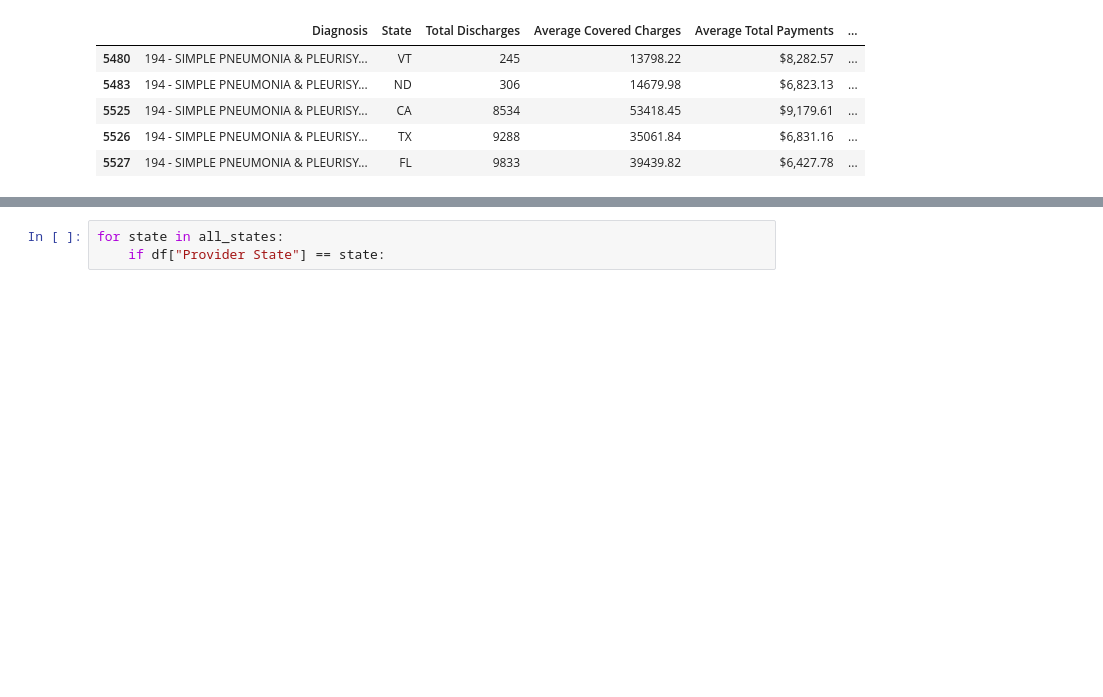
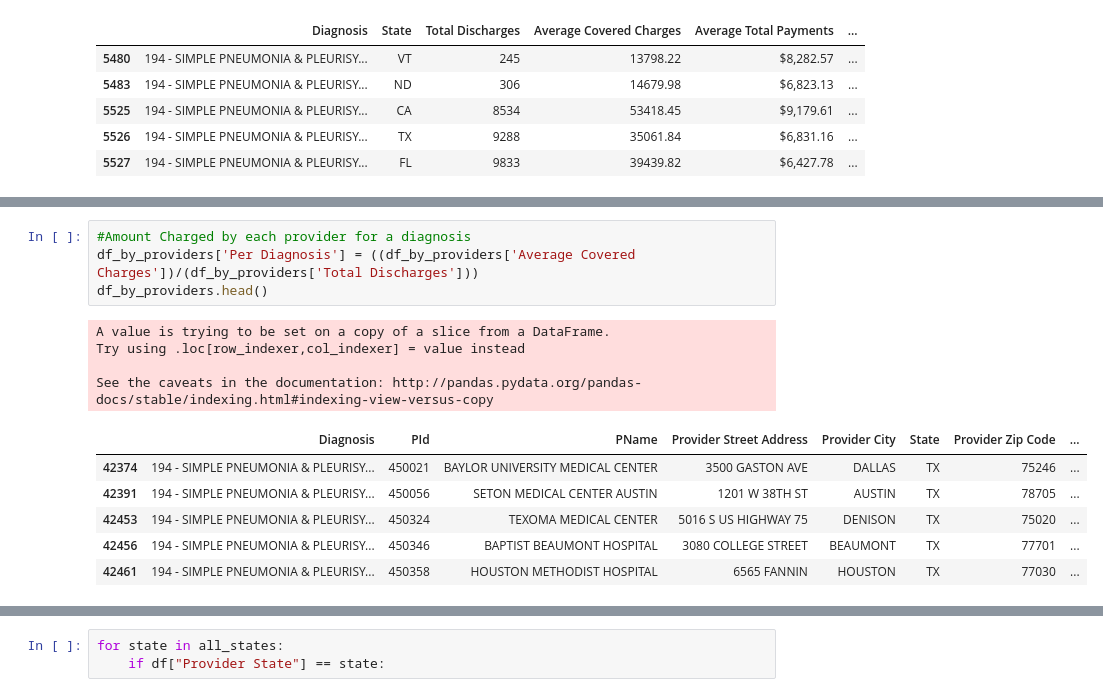
Before and after one commit to nilamroy2/Group6_Project_1, a Jupyter notebook: group6_starter_code_vasudha.ipynb, the cells around one changed output, grey strips where cells are left out. Cells and saved outputs as stored; diff of their text form; blank space fills up the shorter version.

```diff
--- a/group6_starter_code_vasudha.ipynb
+++ b/group6_starter_code_vasudha.ipynb
@@ -272,0 +273,15 @@ for state in states:
+# %%
+#Amount Charged by each provider for a diagnosis
+df_by_providers['Per Diagnosis'] = ((df_by_providers['Average Covered Charges'])/(df_by_providers['Total Discharges']))
+df_by_providers.head()
+# %% [output]
+A value is trying to be set on a copy of a slice from a DataFrame.
+Try using .loc[row_indexer,col_indexer] = value instead
+
+See the caveats in the documentation: http://pandas.pydata.org/pandas-docs/stable/indexing.html#indexing-view-versus-copy
+|  | Diagnosis | PId | PName | Provider Street Address | Provider City | State | Provider Zip Code | ... |
+| 42374 | 194 - SIMPLE PNEUMONIA & PLEURISY... | 450021 | BAYLOR UNIVERSITY MEDICAL CENTER | 3500 GASTON AVE | DALLAS | TX | 75246 | ... |
+| 42391 | 194 - SIMPLE PNEUMONIA & PLEURISY... | 450056 | SETON MEDICAL CENTER AUSTIN | 1201 W 38TH ST | AUSTIN | TX | 78705 | ... |
+| 42453 | 194 - SIMPLE PNEUMONIA & PLEURISY... | 450324 | TEXOMA MEDICAL CENTER | 5016 S US HIGHWAY 75 | DENISON | TX | 75020 | ... |
+| 42456 | 194 - SIMPLE PNEUMONIA & PLEURISY... | 450346 | BAPTIST BEAUMONT HOSPITAL | 3080 COLLEGE STREET | BEAUMONT | TX | 77701 | ... |
+| 42461 | 194 - SIMPLE PNEUMONIA & PLEURISY... | 450358 | HOUSTON METHODIST HOSPITAL | 6565 FANNIN | HOUSTON | TX | 77030 | ... |
```
Also changed, not shown: parts of 7 cells of this notebook.
